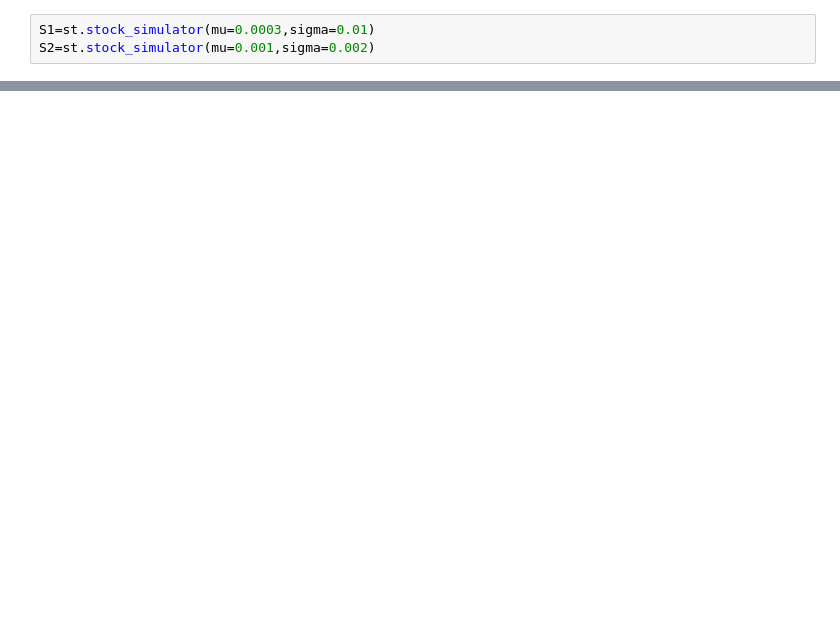
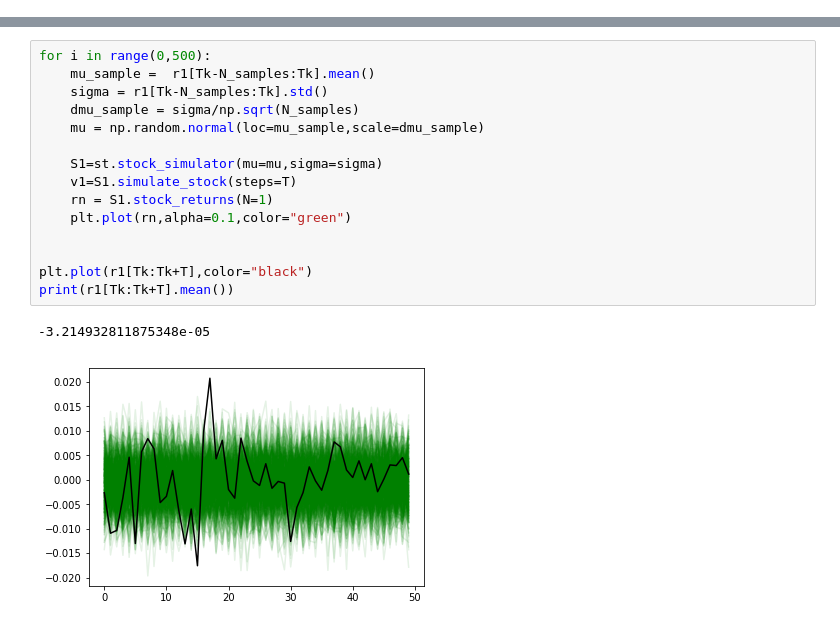
Before and after one commit to OscarJHernandez/stock_simulator, a Jupyter notebook: Untitled.ipynb, the cells around one changed output, grey strips where cells are left out. Cells and saved outputs as stored; diff of their text form; blank space fills up the shorter version.

```diff
--- a/Untitled.ipynb
+++ b/Untitled.ipynb
@@ -5,3 +6,0 @@ import stock_sims as st
-# %%
-S1=st.stock_simulator(mu=0.0003,sigma=0.01)
-S2=st.stock_simulator(mu=0.001,sigma=0.002)
@@ -30,0 +90,18 @@ for ni in range(1,481,479):
+# %%
+for i in range(0,500):
+    mu_sample =  r1[Tk-N_samples:Tk].mean()
+    sigma = r1[Tk-N_samples:Tk].std()
+    dmu_sample = sigma/np.sqrt(N_samples)
+    mu = np.random.normal(loc=mu_sample,scale=dmu_sample)
+
+    S1=st.stock_simulator(mu=mu,sigma=sigma)
+    v1=S1.simulate_stock(steps=T)
+    rn = S1.stock_returns(N=1)
+    plt.plot(rn,alpha=0.1,color="green")
+
+
+plt.plot(r1[Tk:Tk+T],color="black")
+print(r1[Tk:Tk+T].mean())
+# %% [output]
+-3.214932811875348e-05
+[figure, added]
```
Also changed, not shown: parts of 6 cells of this notebook, 4 other files.
